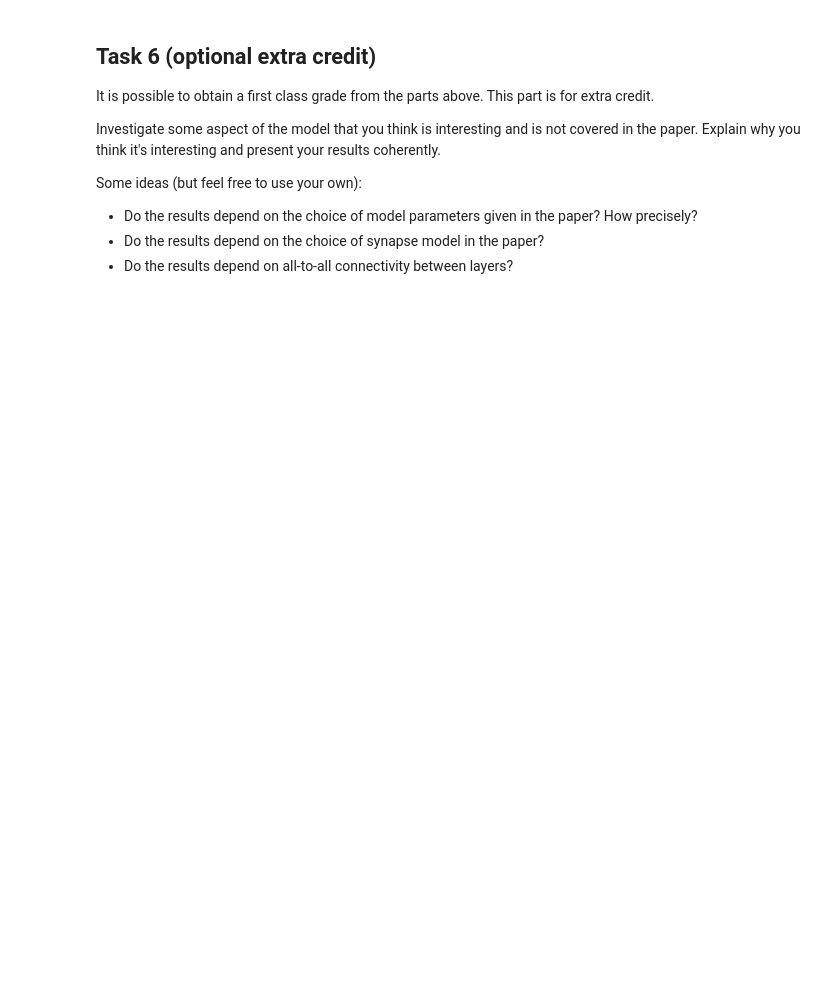
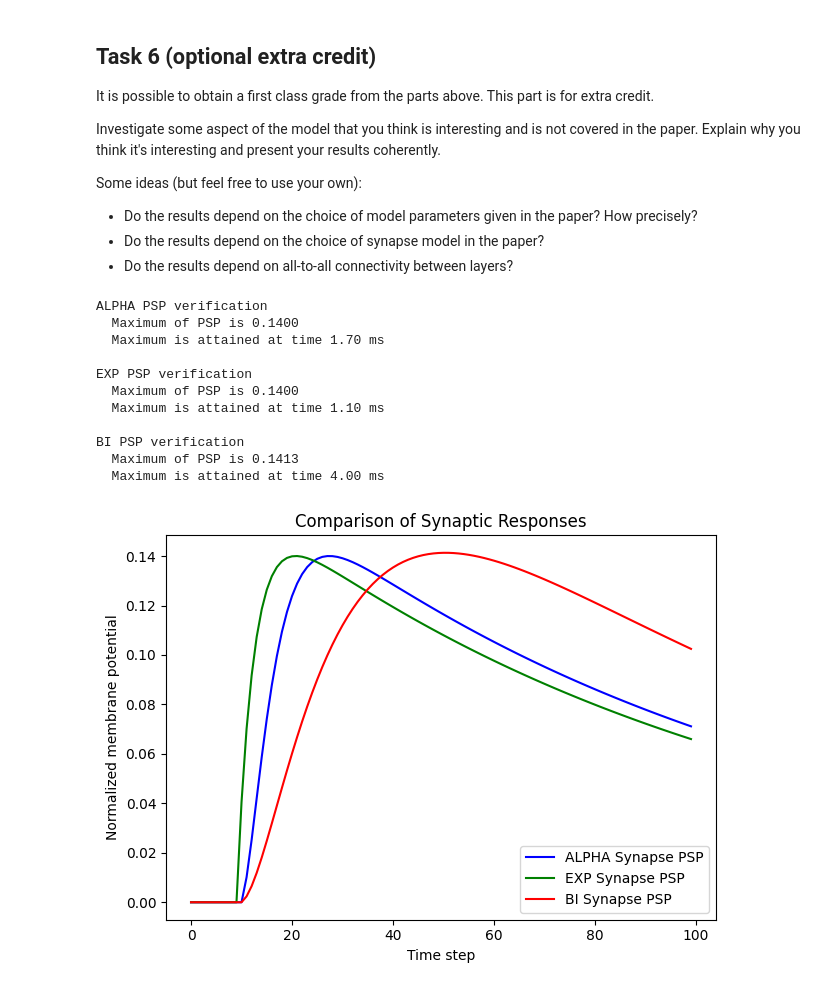
Before and after one commit to yayyzan/NeuroForML-CW1, a Jupyter notebook: synfire_no_answers.ipynb, the cells around one changed output. Cells and saved outputs as stored; diff of their text form; code cells hidden in the pictures; blank space fills up the shorter version.

```diff
--- a/synfire_no_answers.ipynb
+++ b/synfire_no_answers.ipynb
@@ -429,0 +552,43 @@ Some ideas (but feel free to use your own):
+# %%
+# Input spike setup
+s_in = np.zeros((1, 100))   # 10 ms duration
+s_in[0, 10] = 1             # Single spike at t = 1 ms
+
+# Synapse types to test
+synapse_types = ["ALPHA", "EXP", "BI"]
+colors = ["blue", "green", "red"]  # Color for each synapse type
+
+plt.figure()
+
+for i, SYNAPSE in enumerate(synapse_types):
+    # Run the simulation with the current synapse type
+    v, s = simulate_layer_2(spikes_in=s_in, noise=False, delay=0)
+
+    # Plot the membrane potential
+    plt.plot(v[0, :], label=f'{SYNAPSE} Synapse PSP', color=colors[i])
+    # Print verification details
+    print(f'{SYNAPSE} PSP verification')
+    print(f'  Maximum of PSP is {v.max():.4f}')
+    print(f'  Maximum is attained at time {(v.argmax() - 10) * 0.1:.2f} ms')
+    print()
+
+# Labeling the plot
+plt.xlabel('Time step')
+plt.ylabel('Normalized membrane potential')
+plt.legend()
+plt.title('Comparison of Synaptic Responses')
+plt.tight_layout()
+plt.show()
+# %% [output]
+ALPHA PSP verification
+  Maximum of PSP is 0.1400
+  Maximum is attained at time 1.70 ms
+
+EXP PSP verification
+  Maximum of PSP is 0.1400
+  Maximum is attained at time 1.10 ms
+
+BI PSP verification
+  Maximum of PSP is 0.1413
+  Maximum is attained at time 4.00 ms
+[figure, added]
```
Also changed, not shown: parts of 12 cells of this notebook.
